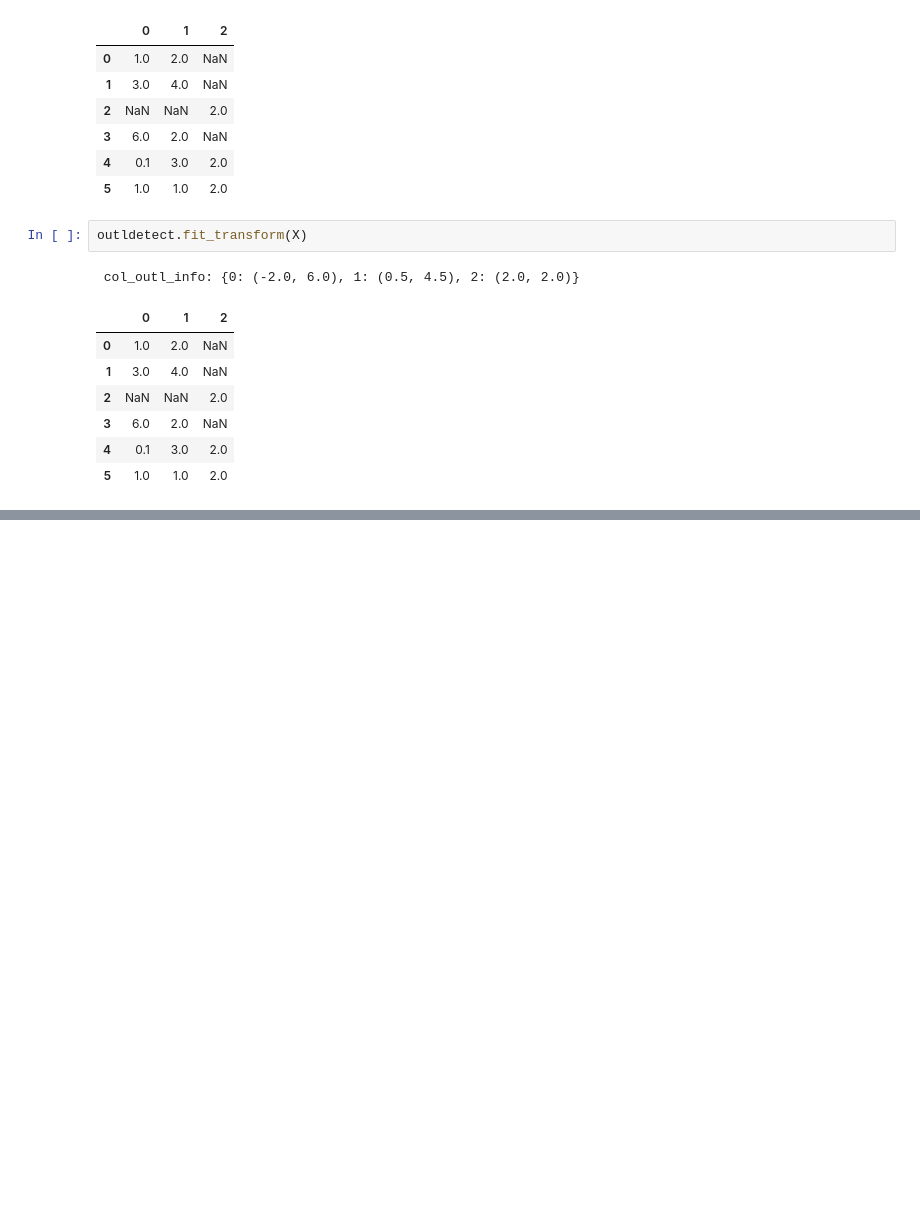
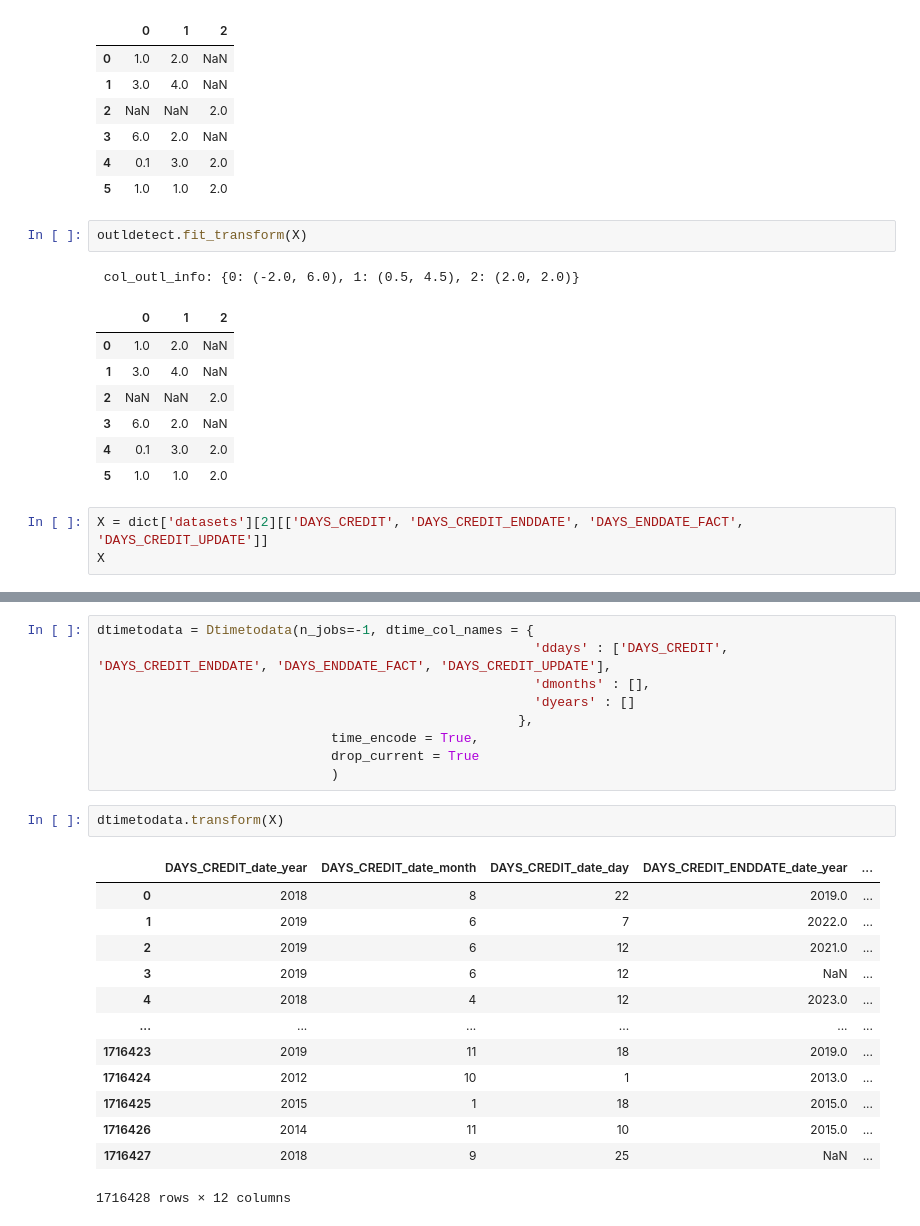
Before and after one commit to Dezzmanster/AML_Risk, a Jupyter notebook: preprocessor/example.ipynb, the cells around one changed output, grey strips where cells are left out. Cells and saved outputs as stored; diff of their text form; blank space fills up the shorter version.

```diff
--- a/preprocessor/example.ipynb
+++ b/preprocessor/example.ipynb
@@ -273,3 +294,6 @@ outldetect.fit_transform(X)
 | 3 | 6.0 | 2.0 | NaN |
 | 4 | 0.1 | 3.0 | 2.0 |
 | 5 | 1.0 | 1.0 | 2.0 |
+# %%
+X = dict['datasets'][2][['DAYS_CREDIT', 'DAYS_CREDIT_ENDDATE', 'DAYS_ENDDATE_FACT', 'DAYS_CREDIT_UPDATE']]
+X
@@ -275,0 +314,25 @@ outldetect.fit_transform(X)
+# %%
+dtimetodata = Dtimetodata(n_jobs=-1, dtime_col_names = {
+                                                        'ddays' : ['DAYS_CREDIT', 'DAYS_CREDIT_ENDDATE', 'DAYS_ENDDATE_FACT', 'DAYS_CREDIT_UPDATE'],
+                                                        'dmonths' : [],
+                                                        'dyears' : []
+                                                      },
+                              time_encode = True,
+                              drop_current = True
+                              )
+# %%
+dtimetodata.transform(X)
+# %% [output]
+|  | DAYS_CREDIT_date_year | DAYS_CREDIT_date_month | DAYS_CREDIT_date_day | DAYS_CREDIT_ENDDATE_date_year | ... |
+| 0 | 2018 | 8 | 22 | 2019.0 | ... |
+| 1 | 2019 | 6 | 7 | 2022.0 | ... |
+| 2 | 2019 | 6 | 12 | 2021.0 | ... |
+| 3 | 2019 | 6 | 12 | NaN | ... |
+| 4 | 2018 | 4 | 12 | 2023.0 | ... |
+| ... | ... | ... | ... | ... | ... |
+| 1716423 | 2019 | 11 | 18 | 2019.0 | ... |
+| 1716424 | 2012 | 10 | 1 | 2013.0 | ... |
+| 1716425 | 2015 | 1 | 18 | 2015.0 | ... |
+| 1716426 | 2014 | 11 | 10 | 2015.0 | ... |
+| 1716427 | 2018 | 9 | 25 | NaN | ... |
+1716428 rows × 12 columns
```
Also changed, not shown: parts of 5 cells of this notebook.
